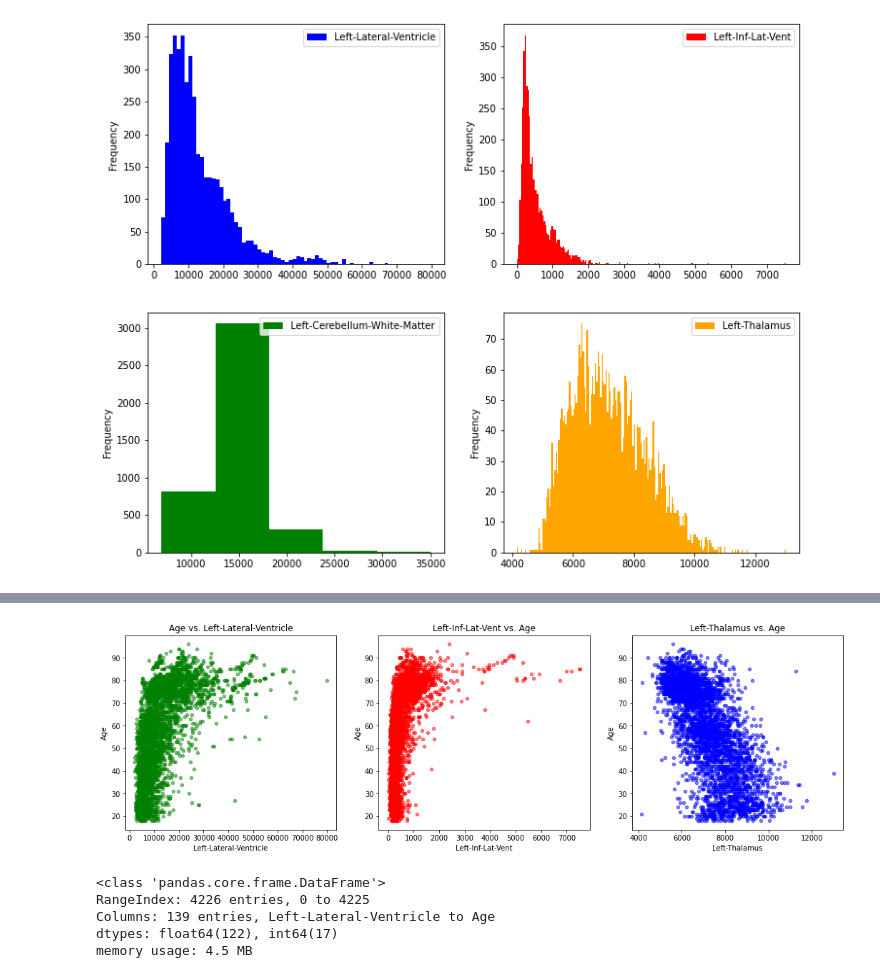
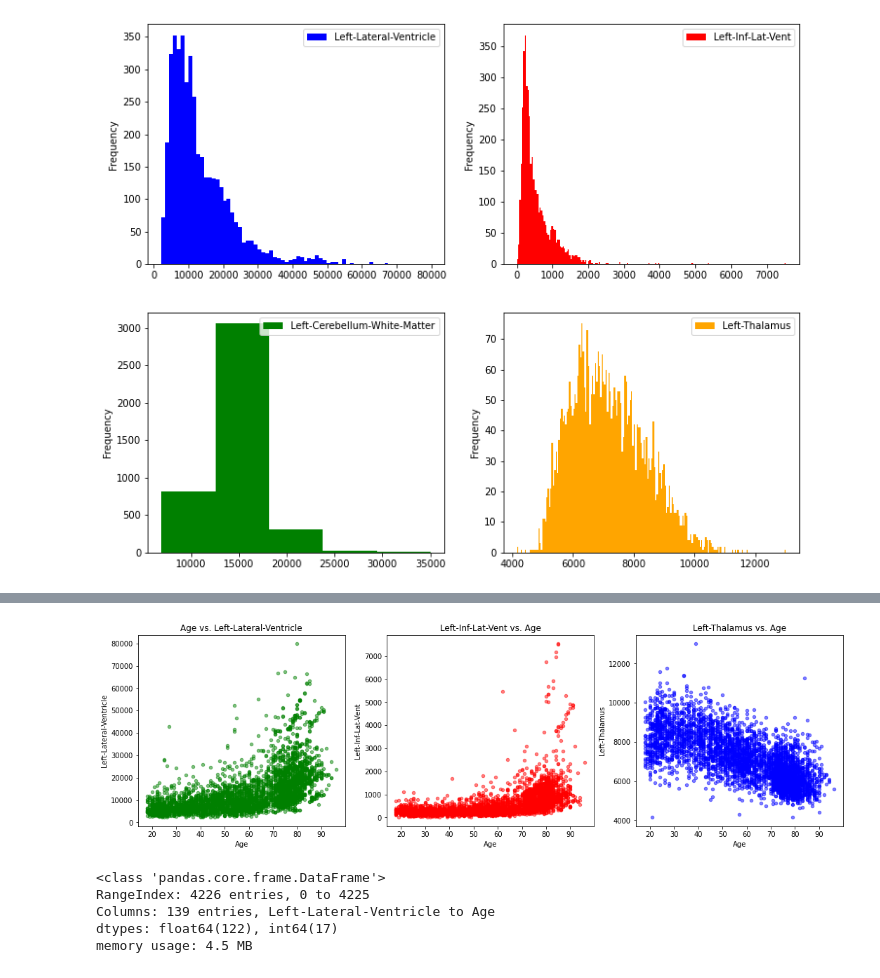
Before and after one commit to nuhashaikh/BMEN415_FinalProject, a Jupyter notebook: Nuha/Regression/Regression_Models_Nuha_Shaikh.ipynb, the cells around one changed output, grey strips where cells are left out. Drawn from its saved outputs; the diff is of its cells as text; code cells hidden in the pictures.

Commit message:
regression plot fix + regression dataset addition

```diff
--- a/Nuha/Regression/Regression_Models_Nuha_Shaikh.ipynb
+++ b/Nuha/Regression/Regression_Models_Nuha_Shaikh.ipynb
@@ -129,14 +126,14 @@ sns.catplot(x="Left-Lateral-Ventricle", kind="count", palette="Set1", data=data)
 # %%
 fig, axes = plt.subplots(nrows=1, ncols=3, figsize=(18, 5))
-data.plot(kind='scatter', x='Left-Lateral-Ventricle', y='Age', alpha=0.5,
+data.plot(kind='scatter', x='Age', y='Left-Lateral-Ventricle', alpha=0.5,
           color='green', ax=axes[0], title="Age vs. Left-Lateral-Ventricle")
-data.plot(kind='scatter', x='Left-Inf-Lat-Vent', y='Age', alpha=0.5,
+data.plot(kind='scatter', x='Age', y='Left-Inf-Lat-Vent', alpha=0.5,
           color='red', ax=axes[1], title="Left-Inf-Lat-Vent vs. Age")
-data.plot(kind='scatter', x='Left-Thalamus', y='Age', alpha=0.5,
+data.plot(kind='scatter', x='Age', y='Left-Thalamus', alpha=0.5,
           color='blue', ax=axes[2], title="Left-Thalamus vs. Age")
 plt.show()
 # %% [output]
-[figure, old version]
+[figure, new version]
 # %%
 data.info()
 # %% [output]
```
Also changed, not shown: parts of 7 cells of this notebook, 1 other file.
